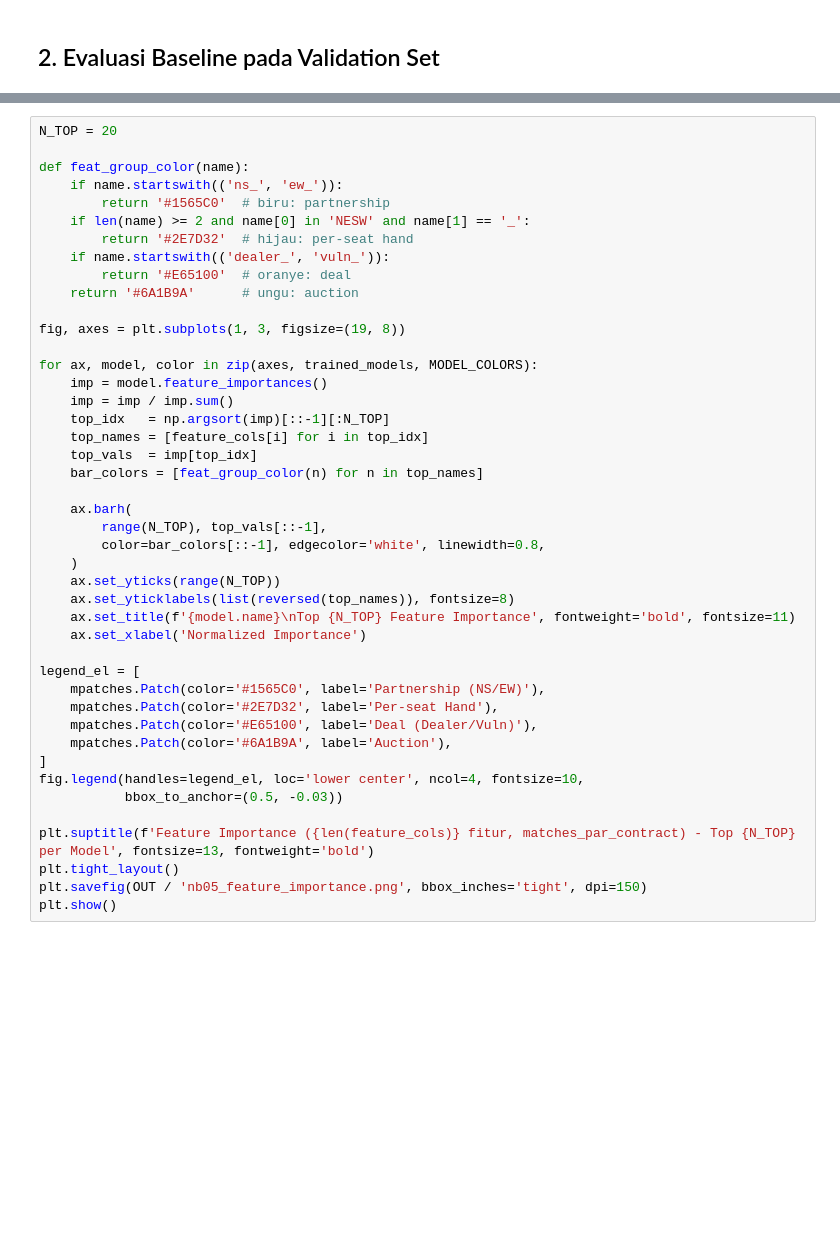
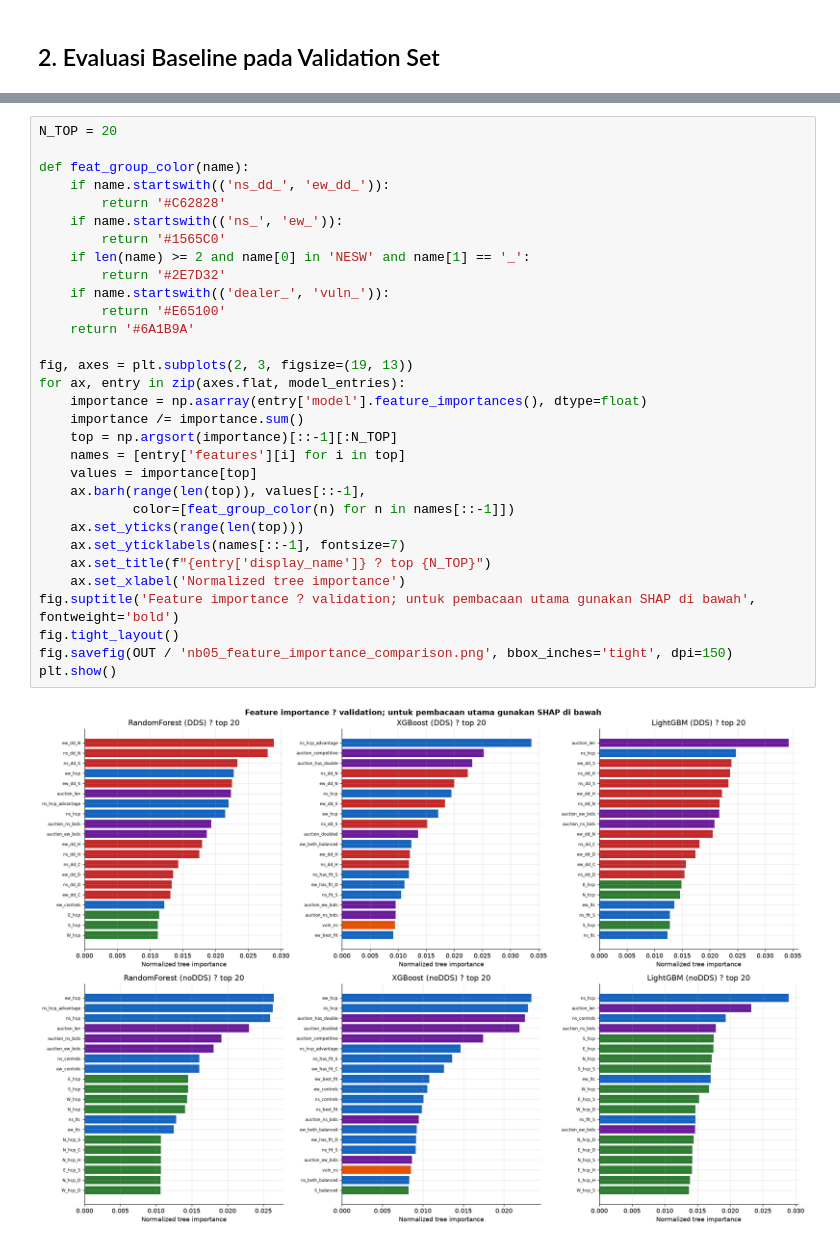
Before and after one commit to Cattelll/Bridge-Prediction, a Jupyter notebook: notebooks/05_evaluation.ipynb, the cells around one changed output, grey strips where cells are left out. Cells and saved outputs as stored; diff of their text form; blank space fills up the shorter version.

```diff
--- a/notebooks/05_evaluation.ipynb
+++ b/notebooks/05_evaluation.ipynb
@@ -215,45 +262,34 @@ plt.show()
 # %%
 N_TOP = 20
 
 def feat_group_color(name):
+    if name.startswith(('ns_dd_', 'ew_dd_')):
+        return '#C62828'
     if name.startswith(('ns_', 'ew_')):
-        return '#1565C0'  # biru: partnership
+        return '#1565C0'
     if len(name) >= 2 and name[0] in 'NESW' and name[1] == '_':
-        return '#2E7D32'  # hijau: per-seat hand
+        return '#2E7D32'
     if name.startswith(('dealer_', 'vuln_')):
-        return '#E65100'  # oranye: deal
-    return '#6A1B9A'      # ungu: auction
+        return '#E65100'
+    return '#6A1B9A'
 
-fig, axes = plt.subplots(1, 3, figsize=(19, 8))
-
-for ax, model, color in zip(axes, trained_models, MODEL_COLORS):
-    imp = model.feature_importances()
-    imp = imp / imp.sum()
-    top_idx   = np.argsort(imp)[::-1][:N_TOP]
-    top_names = [feature_cols[i] for i in top_idx]
-    top_vals  = imp[top_idx]
-    bar_colors = [feat_group_color(n) for n in top_names]
-
-    ax.barh(
-        range(N_TOP), top_vals[::-1],
-        color=bar_colors[::-1], edgecolor='white', linewidth=0.8,
-    )
-    ax.set_yticks(range(N_TOP))
-    ax.set_yticklabels(list(reversed(top_names)), fontsize=8)
-    ax.set_title(f'{model.name}\nTop {N_TOP} Feature Importance', fontweight='bold', fontsize=11)
-    ax.set_xlabel('Normalized Importance')
-
-legend_el = [
-    mpatches.Patch(color='#1565C0', label='Partnership (NS/EW)'),
-    mpatches.Patch(color='#2E7D32', label='Per-seat Hand'),
-    mpatches.Patch(color='#E65100', label='Deal (Dealer/Vuln)'),
-    mpatches.Patch(color='#6A1B9A', label='Auction'),
-]
-fig.legend(handles=legend_el, loc='lower center', ncol=4, fontsize=10,
-           bbox_to_anchor=(0.5, -0.03))
-
-plt.suptitle(f'Feature Importance ({len(feature_cols)} fitur, matches_par_contract) - Top {N_TOP} per Model', fontsize=13, fontweight='bold')
-plt.tight_layout()
-plt.savefig(OUT / 'nb05_feature_importance.png', bbox_inches='tight', dpi=150)
+fig, axes = plt.subplots(2, 3, figsize=(19, 13))
+for ax, entry in zip(axes.flat, model_entries):
+    importance = np.asarray(entry['model'].feature_importances(), dtype=float)
+    importance /= importance.sum()
+    top = np.argsort(importance)[::-1][:N_TOP]
+    names = [entry['features'][i] for i in top]
+    values = importance[top]
+    ax.barh(range(len(top)), values[::-1],
+            color=[feat_group_color(n) for n in names[::-1]])
+    ax.set_yticks(range(len(top)))
+    ax.set_yticklabels(names[::-1], fontsize=7)
+    ax.set_title(f"{entry['display_name']} ? top {N_TOP}")
+    ax.set_xlabel('Normalized tree importance')
+fig.suptitle('Feature importance ? validation; untuk pembacaan utama gunakan SHAP di bawah', fontweight='bold')
+fig.tight_layout()
+fig.savefig(OUT / 'nb05_feature_importance_comparison.png', bbox_inches='tight', dpi=150)
 plt.show()
+# %% [output]
+[figure, added]
 # %%
```
Also changed, not shown: parts of 25 cells of this notebook, 7 other files.
